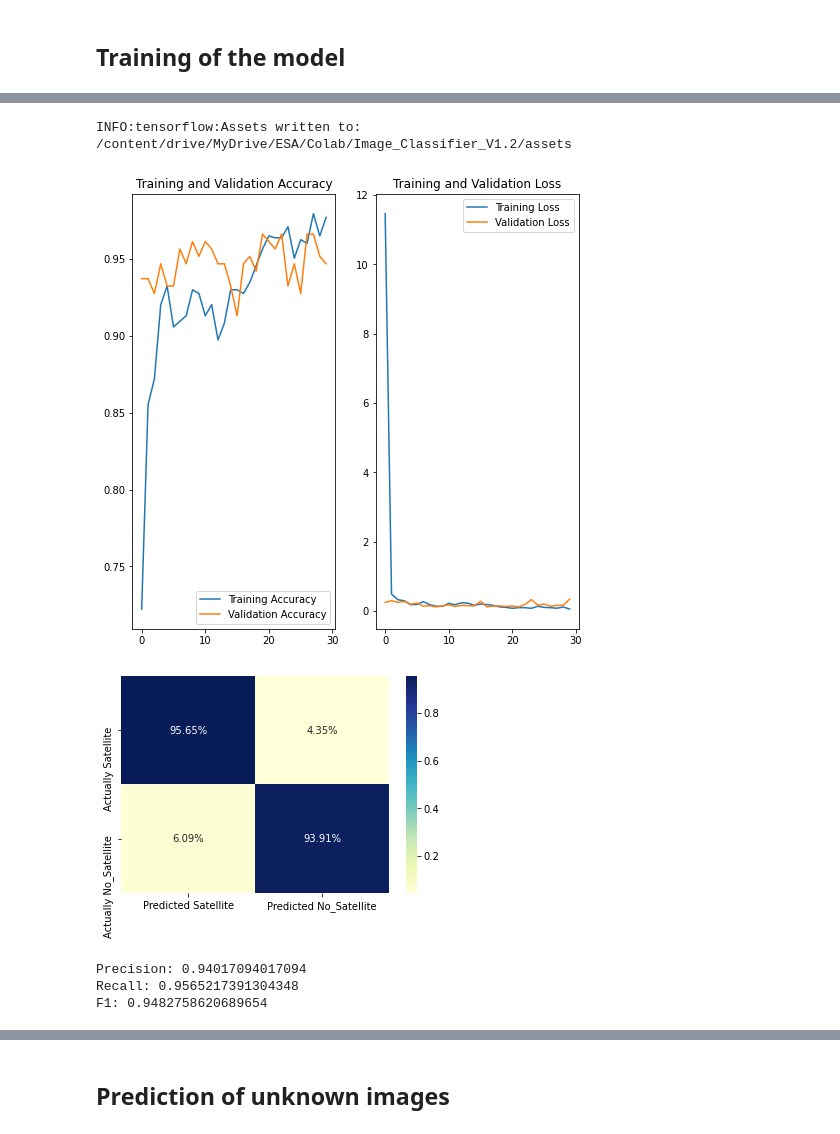
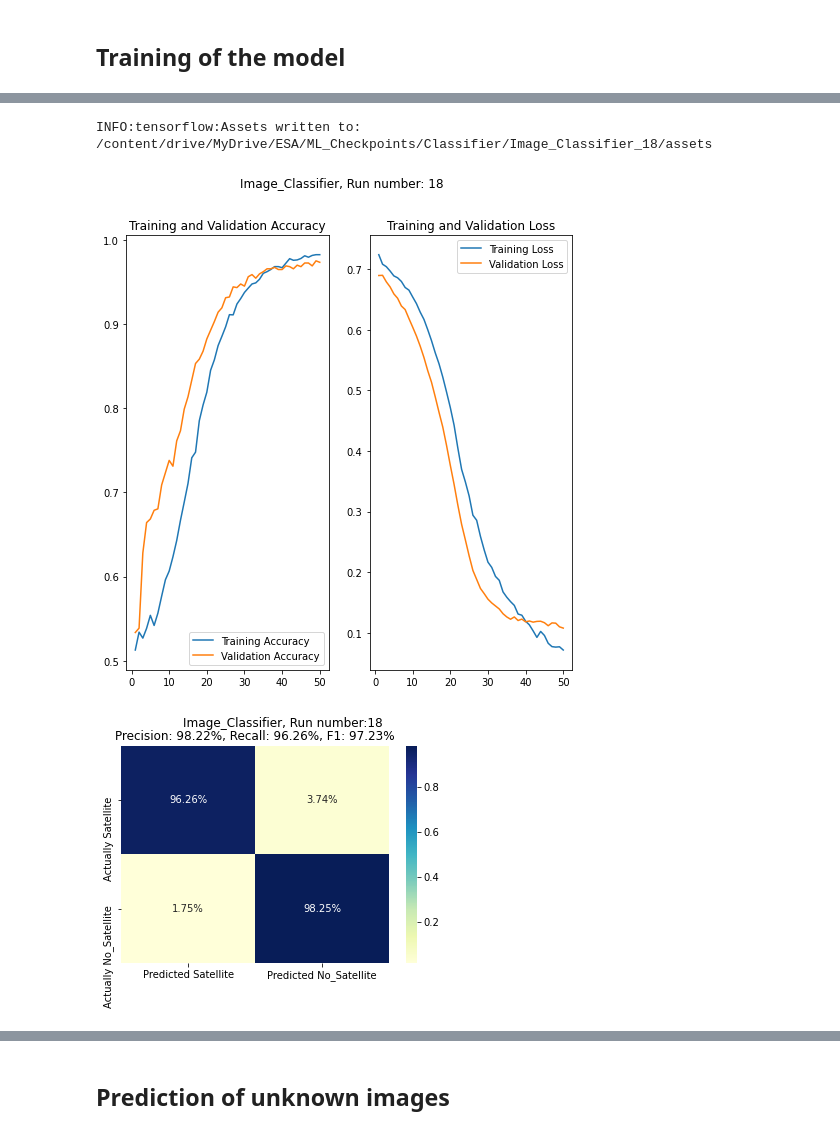
Before and after one commit to baussel/Satellite_Detection, a Jupyter notebook: Image_Classifier.ipynb, the cells around one changed output, grey strips where cells are left out. Cells and saved outputs as stored; diff of their text form; code cells hidden in the pictures.

```diff
--- a/Image_Classifier.ipynb
+++ b/Image_Classifier.ipynb
@@ -190,2 +184,13 @@ _________________________________________________________________
 # %% [markdown]
 ## Training of the model
+# %%
+#Connection to Weights and Biases
+#parameters
+config = wandb.config
+config.learning_rate = learn_rate
+wandb.init(project = 'image_classifier')
+
+my_callbacks = [
+    #tf.keras.callbacks.EarlyStopping(patience=10),
+    tf.keras.callbacks.ModelCheckpoint(filepath='model.{epoch:02d}.h5'),
+    WandbCallback()]
@@ -192,17 +207,14 @@ _________________________________________________________________
+# %%
+#Number_of_run
+number_run = "18"
 # %%
-#Connection to Weights and Biases
-#parameters
-config = wandb.config
-config.learning_rate = learn_rate
-wandb.init(project = 'image_classifier_inception')
-
 #Number of epochs for the training
-epoch_number = 30
+epoch_number = 50
 
 #Starting the training and storing the result in 'history'
 history = model.fit(
   train_ds,
   validation_data = val_ds,
   epochs = epoch_number,
-  callbacks = [WandbCallback()])
+  callbacks = my_callbacks)
 # %% [output]
@@ -233,41 +238,43 @@ Epoch 30/30
 # %%
 # Save the entire model to a HDF5 file.
 # The '.h5' extension indicates that the model should be saved to HDF5.
-model_save_path = "/content/drive/MyDrive/ESA/Colab/"
-model.save(model_save_path+"Image_Classifier_V1.2")
+model_save_path = "/content/drive/MyDrive/ESA/ML_Checkpoints/Classifier/"
+model.save(model_save_path+"Image_Classifier_"+str(number_run))
 # %% [output]
-INFO:tensorflow:Assets written to: /content/drive/MyDrive/ESA/Colab/Image_Classifier_V1.2/assets
+INFO:tensorflow:Assets written to: /content/drive/MyDrive/ESA/ML_Checkpoints/Classifier/Image_Classifier_18/assets
 # %%
 #Plot the training progress
 
 #Accuracy
 acc = history.history['accuracy']
 val_acc = history.history['val_accuracy']
 
 #Loss
 loss = history.history['loss']
 val_loss = history.history['val_loss']
 
 #Epochs
-epochs_range = range(epoch_number)
+epochs_range = np.arange(1,len(acc)+1,1)
 
 #Plot - Accuracy
 plt.figure(figsize=(8, 8))
+plt.suptitle("Image_Classifier, Run number: "+str(number_run))
 plt.subplot(1, 2, 1)
 plt.plot(epochs_range, acc, label = 'Training Accuracy')
 plt.plot(epochs_range, val_acc, label = 'Validation Accuracy')
 plt.legend(loc = 'lower right')
 plt.title('Training and Validation Accuracy')
 
 #Plot - Loss
 plt.subplot(1, 2, 2)
 plt.plot(epochs_range, loss, label = 'Training Loss')
 plt.plot(epochs_range, val_loss, label = 'Validation Loss')
 plt.legend(loc = 'upper right')
 plt.title('Training and Validation Loss')
+plt.savefig(model_save_path+"Image_Classifier_"+number_run+"/training_plot.pdf")
 plt.show()
 # %% [output]
-[figure, old version]
+[figure, new version]
 # %%
 #Pandas Flatten module
 from pandas.core.common import flatten
@@ -277,11 +284,11 @@ y_pred_list = []
 y_real_list = []
 for images, labels in val_ds:
   #Prediction
-  class_pr = (model.predict(images) > 0.5).astype("int32")
+  class_pr = (model.predict(images) > class_threshold).astype("int32")
   y_pred_list.append(class_pr)
   #Label
   lab = list(np.ndarray.flatten(labels.numpy()))
-  y_real_list.append(lab)
+  y_real_list.append(int(item) for item in lab)
 y_real = list(flatten(y_real_list))
 y_pred = list(flatten(y_pred_list))
 
@@ -294,27 +301,22 @@ import pandas as pd
 #Calculates the values of the matrix
 confusion_matrix_scores = confusion_matrix(y_real, y_pred, labels=[1, 0], normalize = "true")
 
+#Extract true/false positive/negative values
+tp, fn, fp, tn = confusion_matrix_scores.ravel()
+
+#Calculate precision and recall + F1 score
+precision = tp / (tp + fp)
+recall =  tp / (tp + fn)
+F1 = 2 * precision * recall / (precision + recall)
+
 #Draw and show the matrix
 df = pd.DataFrame(confusion_matrix_scores,
                   columns = ["Predicted Satellite", "Predicted No_Satellite"],
                   index = ["Actually Satellite", "Actually No_Satellite"])
-sns.heatmap(df, annot=True, fmt=".2%", cmap="YlGnBu")
+sns.heatmap(df, annot=True, cmap="YlGnBu", fmt=".2%")
+plt.suptitle("Image_Classifier, Run number:"+str(number_run))
+plt.title("Precision: {:.2%}, Recall: {:.2%}, F1: {:.2%}".format(precision,recall,F1))
+plt.savefig(model_save_path+"Image_Classifier_"+number_run+"/confusion_matrix.pdf",bbox_inches='tight')
 plt.show()
 # %% [output]
-[figure, old version]
+[figure, new version]
-# %%
-#Extract true/false positive/negative values
-tp, fn, fp, tn = confusion_matrix_scores.ravel()
-
-#Calculate precision and recall + F1 score
-precision = tp / (tp + fp)
-recall =  tp / (tp + fn)
-F1 = 2 * precision * recall / (precision + recall)
-
-print("Precision:", precision)
-print("Recall:", recall)
-print("F1:",F1)
-# %% [output]
-Precision: 0.94017094017094
-Recall: 0.9565217391304348
-F1: 0.9482758620689654
```
Also changed, not shown: parts of 29 cells of this notebook.
